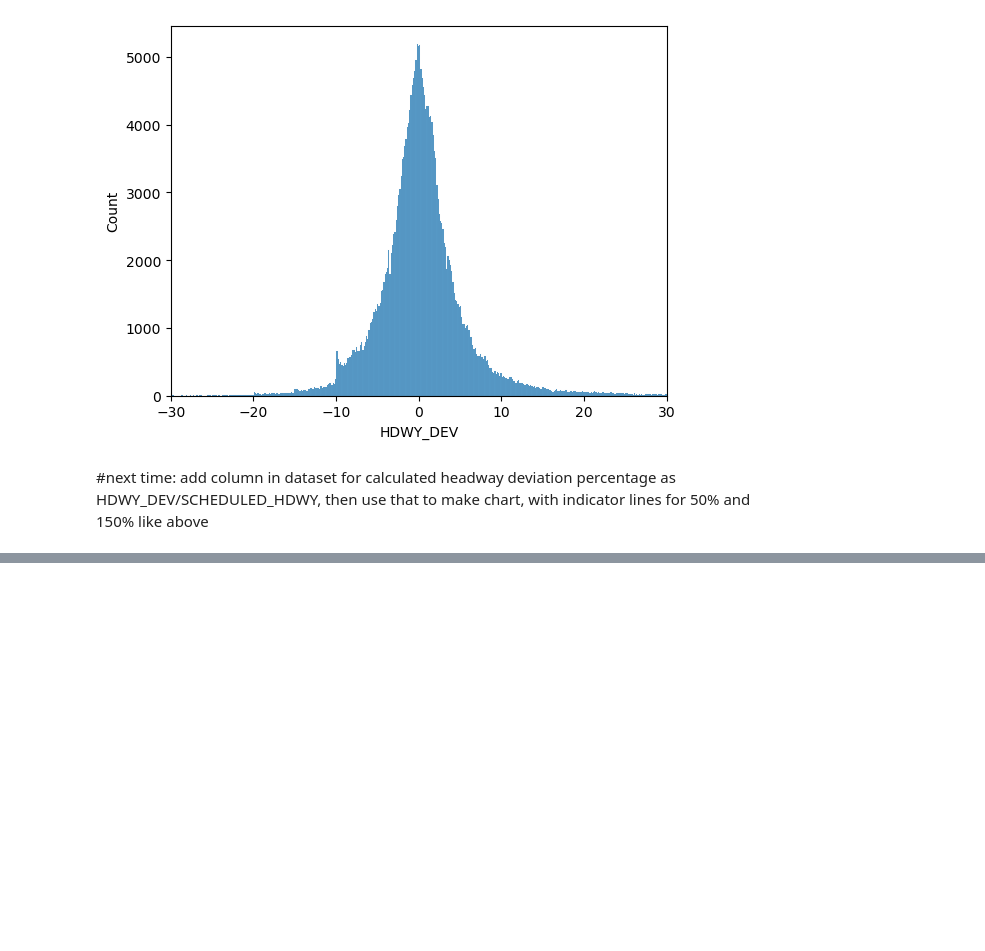
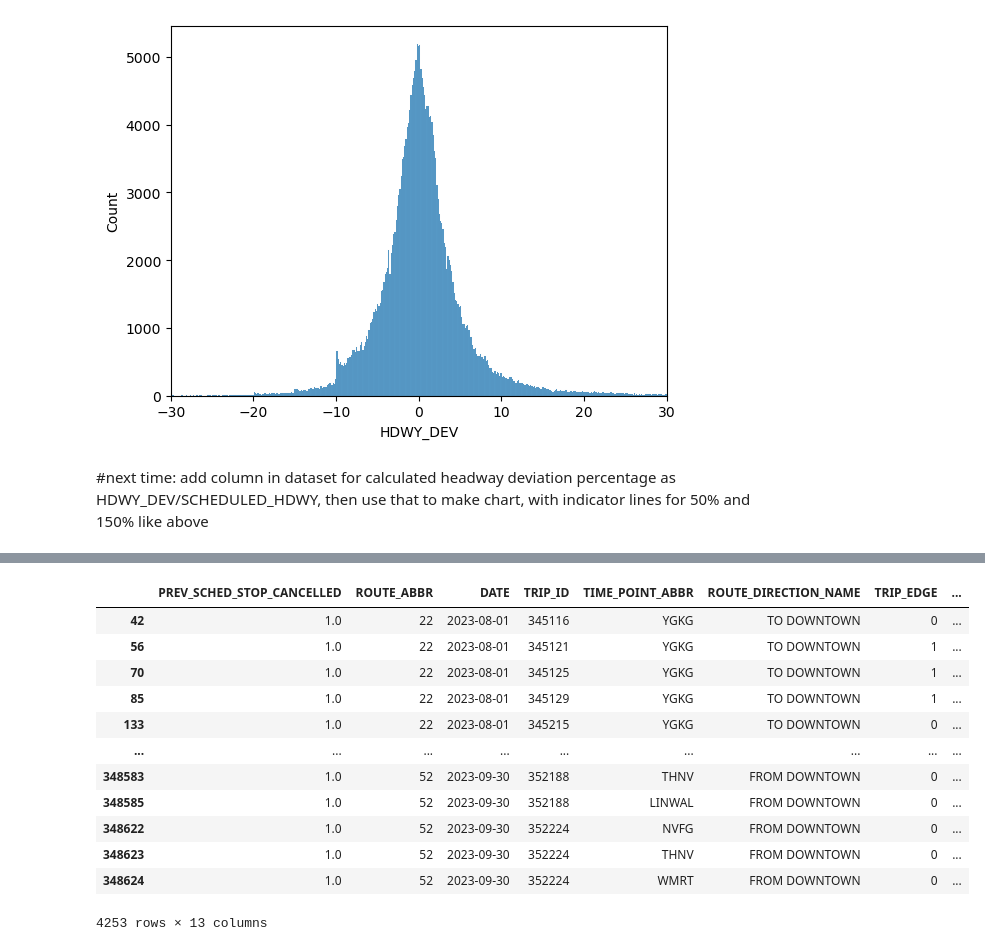
Before and after one commit to NSS-Data-Analytics-Cohort-11/wego-the-great-khans, a Jupyter notebook: notebooks/WeGo exploration.ipynb, the cells around one changed output, grey strips where cells are left out. Saved outputs shown, nothing was run; the diff lists cells and outputs as text; code cells hidden in the pictures; blank space fills up the shorter version.

```diff
--- a/notebooks/WeGo exploration.ipynb
+++ b/notebooks/WeGo exploration.ipynb
@@ -343,0 +385,22 @@ Name: count, dtype: int64
+# %%
+#determining why max values are so high
+prev_stop_cancelled = (
+    clean_hdway.loc
+    [clean_hdway['PREV_SCHED_STOP_CANCELLED'] > 0.0]
+    [['PREV_SCHED_STOP_CANCELLED','ROUTE_ABBR', 'DATE', 'TRIP_ID', 'TIME_POINT_ABBR','ROUTE_DIRECTION_NAME', 'TRIP_EDGE', 'SCHEDULED_TIME', 'SCHEDULED_HDWY','ACTUAL_DEPARTURE_TIME', 'ACTUAL_HDWY', 'HDWY_DEV', 'hdwy_dev_pct']])
+# %%
+prev_stop_cancelled
+# %% [output]
+|  | PREV_SCHED_STOP_CANCELLED | ROUTE_ABBR | DATE | TRIP_ID | TIME_POINT_ABBR | ROUTE_DIRECTION_NAME | TRIP_EDGE | ... |
+| 42 | 1.0 | 22 | 2023-08-01 | 345116 | YGKG | TO DOWNTOWN | 0 | ... |
+| 56 | 1.0 | 22 | 2023-08-01 | 345121 | YGKG | TO DOWNTOWN | 1 | ... |
+| 70 | 1.0 | 22 | 2023-08-01 | 345125 | YGKG | TO DOWNTOWN | 1 | ... |
+| 85 | 1.0 | 22 | 2023-08-01 | 345129 | YGKG | TO DOWNTOWN | 1 | ... |
+| 133 | 1.0 | 22 | 2023-08-01 | 345215 | YGKG | TO DOWNTOWN | 0 | ... |
+| ... | ... | ... | ... | ... | ... | ... | ... | ... |
+| 348583 | 1.0 | 52 | 2023-09-30 | 352188 | THNV | FROM DOWNTOWN | 0 | ... |
+| 348585 | 1.0 | 52 | 2023-09-30 | 352188 | LINWAL | FROM DOWNTOWN | 0 | ... |
+| 348622 | 1.0 | 52 | 2023-09-30 | 352224 | NVFG | FROM DOWNTOWN | 0 | ... |
+| 348623 | 1.0 | 52 | 2023-09-30 | 352224 | THNV | FROM DOWNTOWN | 0 | ... |
+| 348624 | 1.0 | 52 | 2023-09-30 | 352224 | WMRT | FROM DOWNTOWN | 0 | ... |
+4253 rows × 13 columns
```
Also changed, not shown: parts of 32 cells of this notebook, 1 other file.
